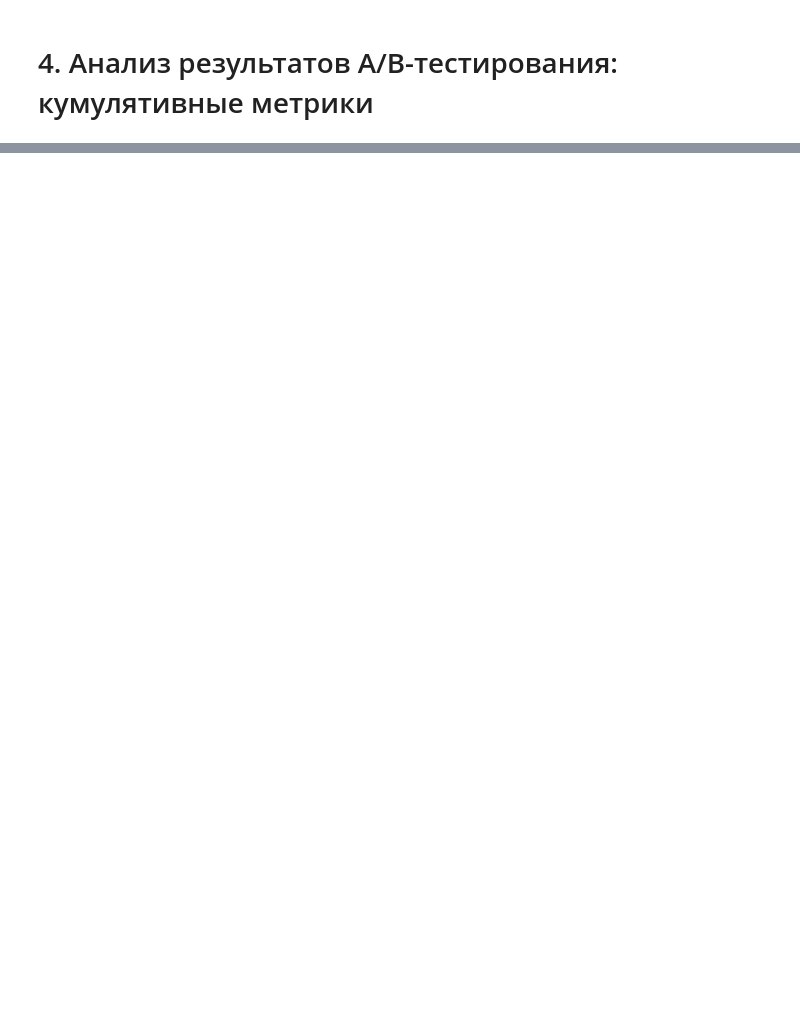
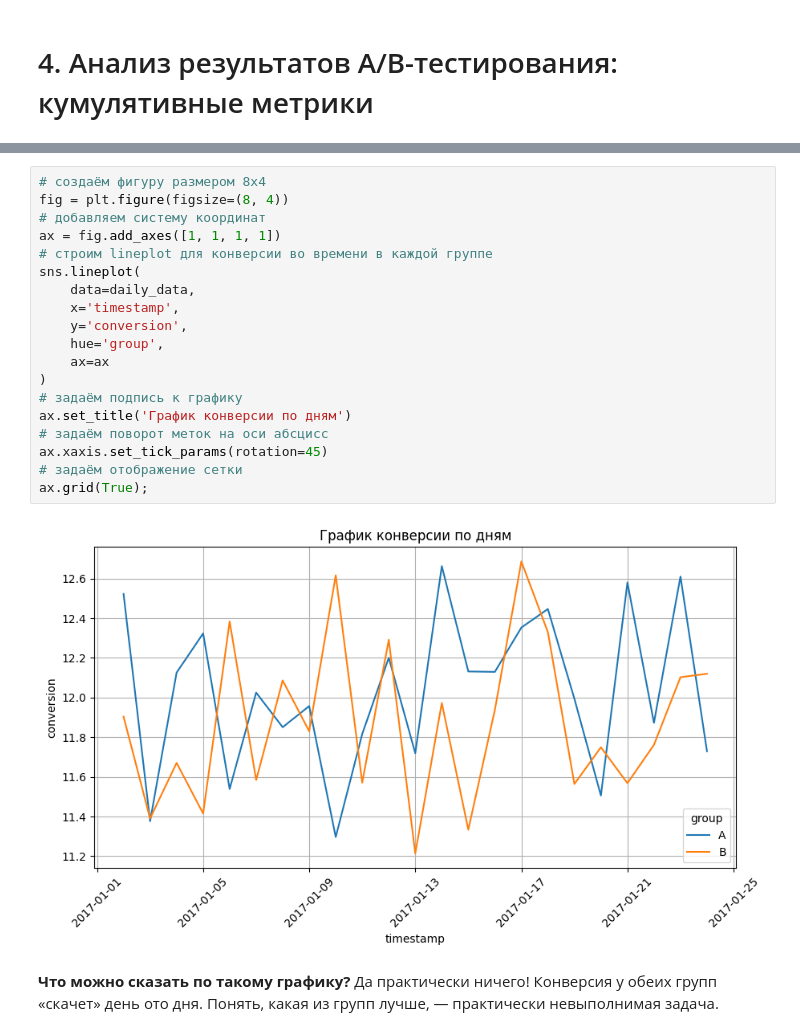
Before and after one commit to tgorbunov/sf_data_science, a Jupyter notebook: Skillfactory/Production Release/DS_PROD-4. AB-тестирование.ipynb, the cells around one changed output, grey strips where cells are left out. Saved outputs shown, nothing was run; the diff lists cells and outputs as text; blank space fills up the shorter version.

```diff
--- a/Skillfactory/Production Release/DS_PROD-4. AB-тестирование.ipynb
+++ b/Skillfactory/Production Release/DS_PROD-4. AB-тестирование.ipynb
@@ -370,0 +586,23 @@ A/B-тесты используют везде и всюду, где необх
+# %%
+# создаём фигуру размером 8x4
+fig = plt.figure(figsize=(8, 4))
+# добавляем систему координат
+ax = fig.add_axes([1, 1, 1, 1])
+# строим lineplot для конверсии во времени в каждой группе
+sns.lineplot(
+    data=daily_data,
+    x='timestamp',
+    y='conversion',
+    hue='group',
+    ax=ax
+)
+# задаём подпись к графику
+ax.set_title('График конверсии по дням')
+# задаём поворот меток на оси абсцисс
+ax.xaxis.set_tick_params(rotation=45)
+# задаём отображение сетки
+ax.grid(True);
+# %% [output]
+[figure, added]
+# %% [markdown]
+**Что можно сказать по такому графику?** Да практически ничего! Конверсия у обеих групп «скачет» день ото дня. Понять, какая из групп лучше, — практически невыполнимая задача.
```
Also changed, not shown: parts of 66 cells of this notebook, 3 other files.
